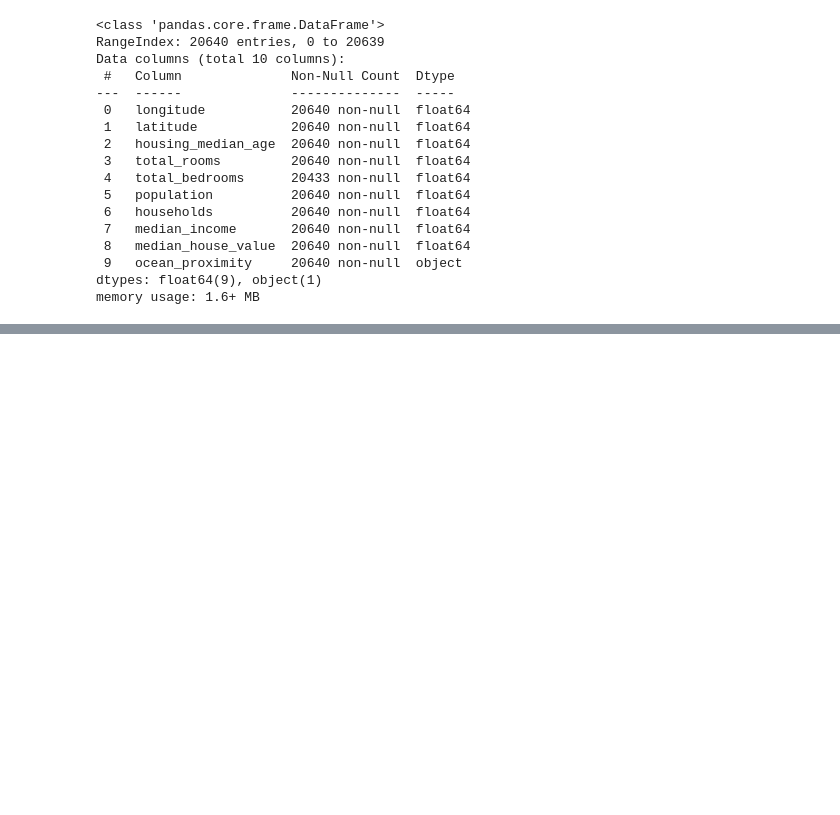
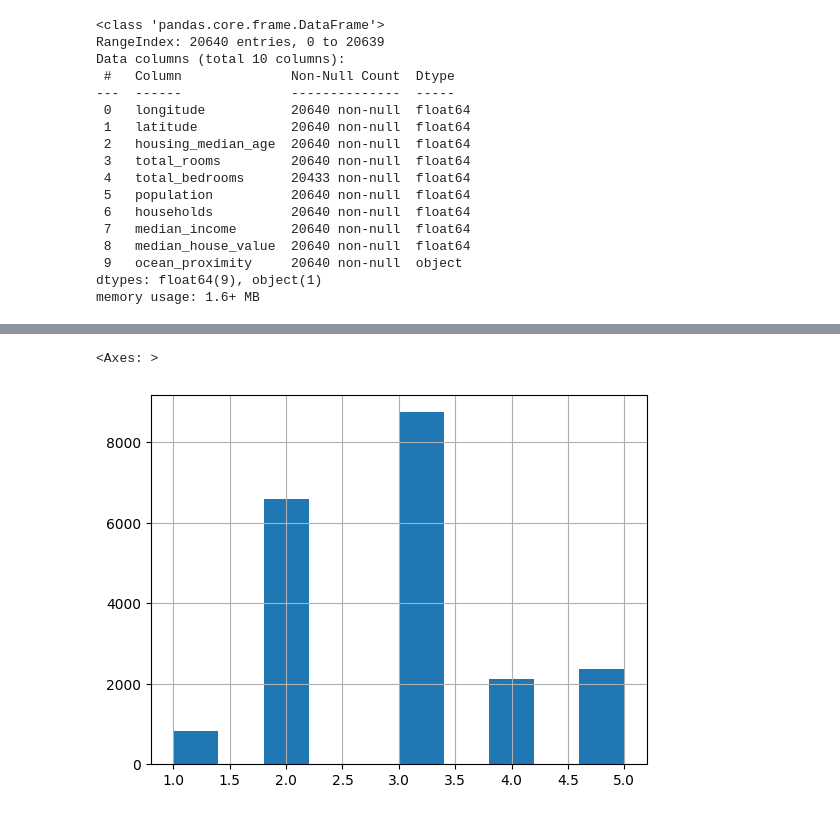
Before and after one commit to Zivairuzive/district_prices, a Jupyter notebook: housing_prediction.ipynb, the cells around one changed output, grey strips where cells are left out. Saved outputs shown, nothing was run; the diff lists cells and outputs as text; code cells hidden in the pictures; blank space fills up the shorter version.

```diff
--- a/housing_prediction.ipynb
+++ b/housing_prediction.ipynb
@@ -63,0 +71,9 @@ len(test_set), len(train_set)
+# %%
+## create an income category in the data
+df['income_cat'] = pd.cut(df['median_income'],
+                        bins=[0., 1.5, 3.0, 5.0,6.,
+                        np.inf], labels=[1,2,3,4,5])
+df['income_cat'].hist()
+# %% [output]
+<Axes: >
+[figure, added]
```
Also changed, not shown: parts of 9 cells of this notebook.
